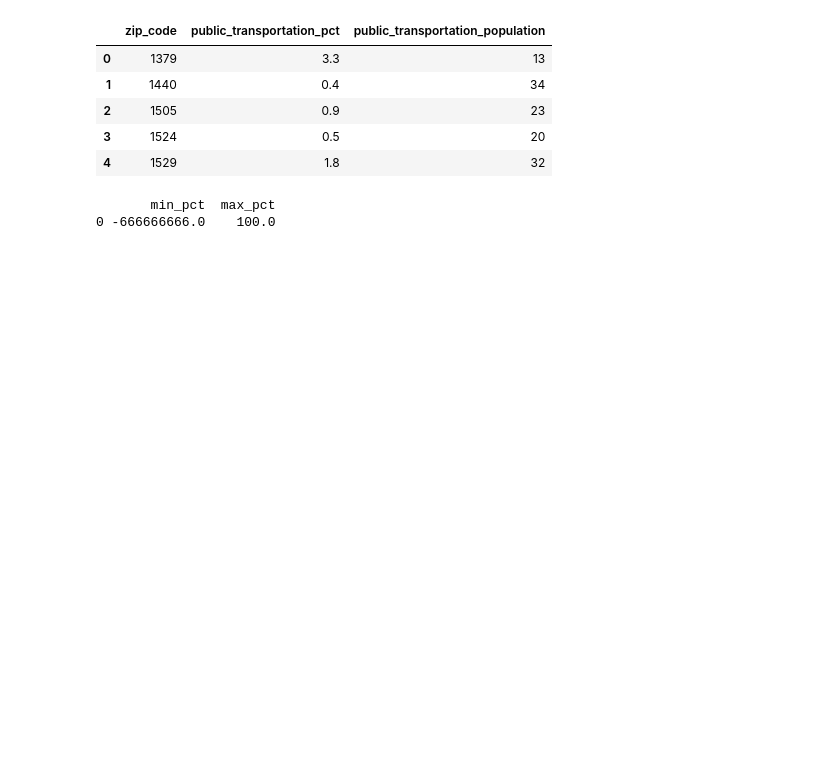
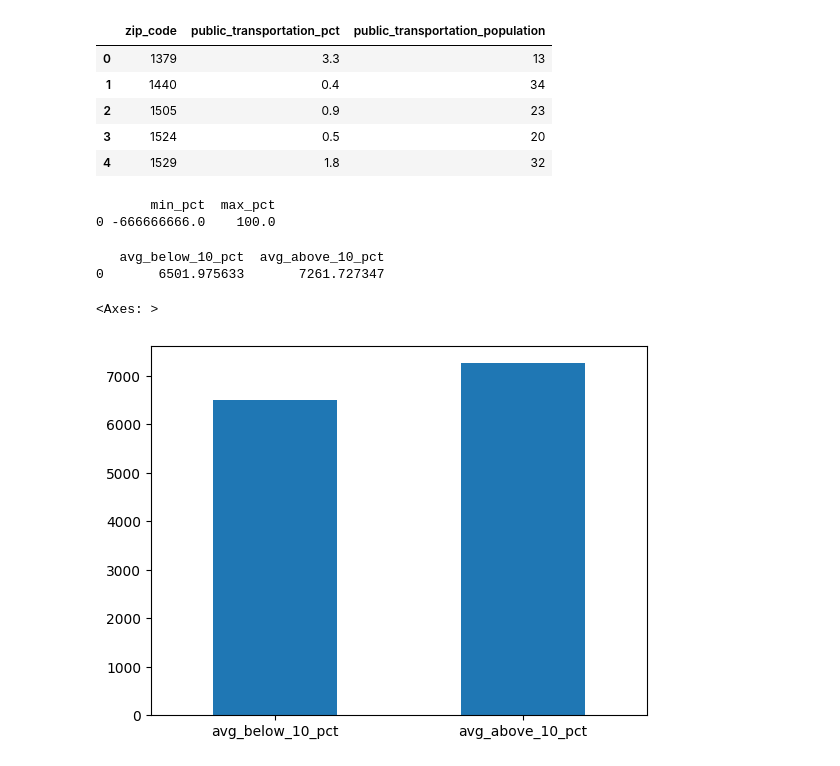
Before and after one commit to karolkruszynski/today-i-learned, a Jupyter notebook: ex6_01.ipynb, the cells around one changed output. Cells and saved outputs as stored; diff of their text form; code cells hidden in the pictures; blank space fills up the shorter version.

```diff
--- a/ex6_01.ipynb
+++ b/ex6_01.ipynb
@@ -67,3 +67,42 @@ print(test)
 # %% [output]
        min_pct  max_pct
 0 -666666666.0    100.0
+# %%
+query_avg_sales_amount_per_trans_pct = """
+WITH customers_data as (
+	SELECT
+	    *
+	FROM
+	    public_trans_data p
+	JOIN
+		customers c
+		ON p.zip_code = c.postal_code::bigint
+	JOIN
+		sales s
+		ON c.customer_id = s.customer_id
+)
+SELECT
+	AVG(cd.sales_amount) as avg_below_10_pct,
+		(SELECT
+		AVG(cd.sales_amount) as avg_above_10_pct
+	FROM
+		customers_data cd
+	WHERE
+		cd.public_transportation_pct <= 10)
+FROM
+	customers_data cd
+WHERE
+	cd.public_transportation_pct > 10
+"""
+
+avg_sales_amount_per_trans_pct = pd.read_sql_query(query_avg_sales_amount_per_trans_pct,engine)
+print(avg_sales_amount_per_trans_pct)
+# %% [output]
+   avg_below_10_pct  avg_above_10_pct
+0       6501.975633       7261.727347
+# %%
+my_data = avg_sales_amount_per_trans_pct
+my_data.T.plot(kind='bar', rot=0, legend=False)
+# %% [output]
+<Axes: >
+[figure, added]
```
Also changed, not shown: parts of 5 cells of this notebook.
